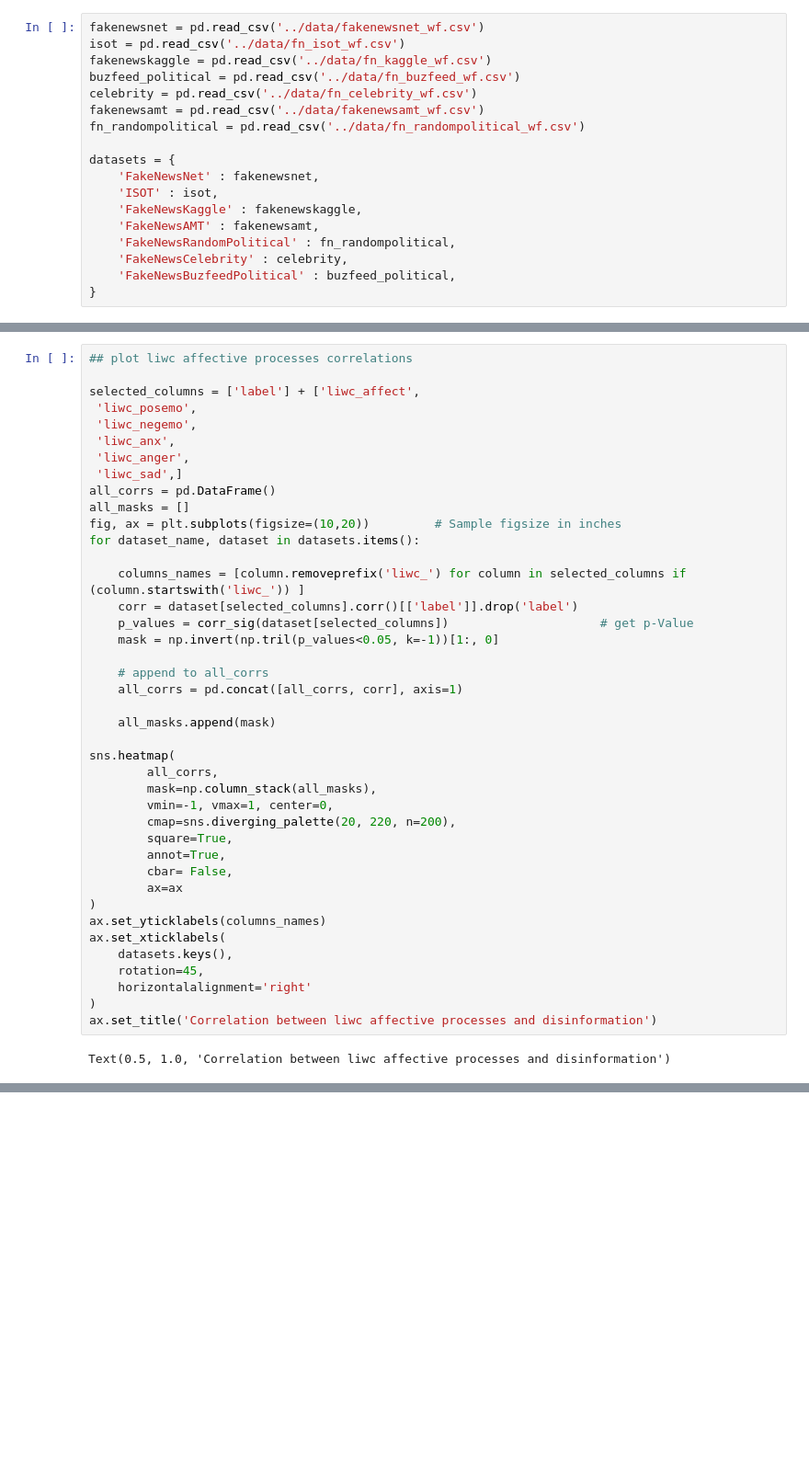
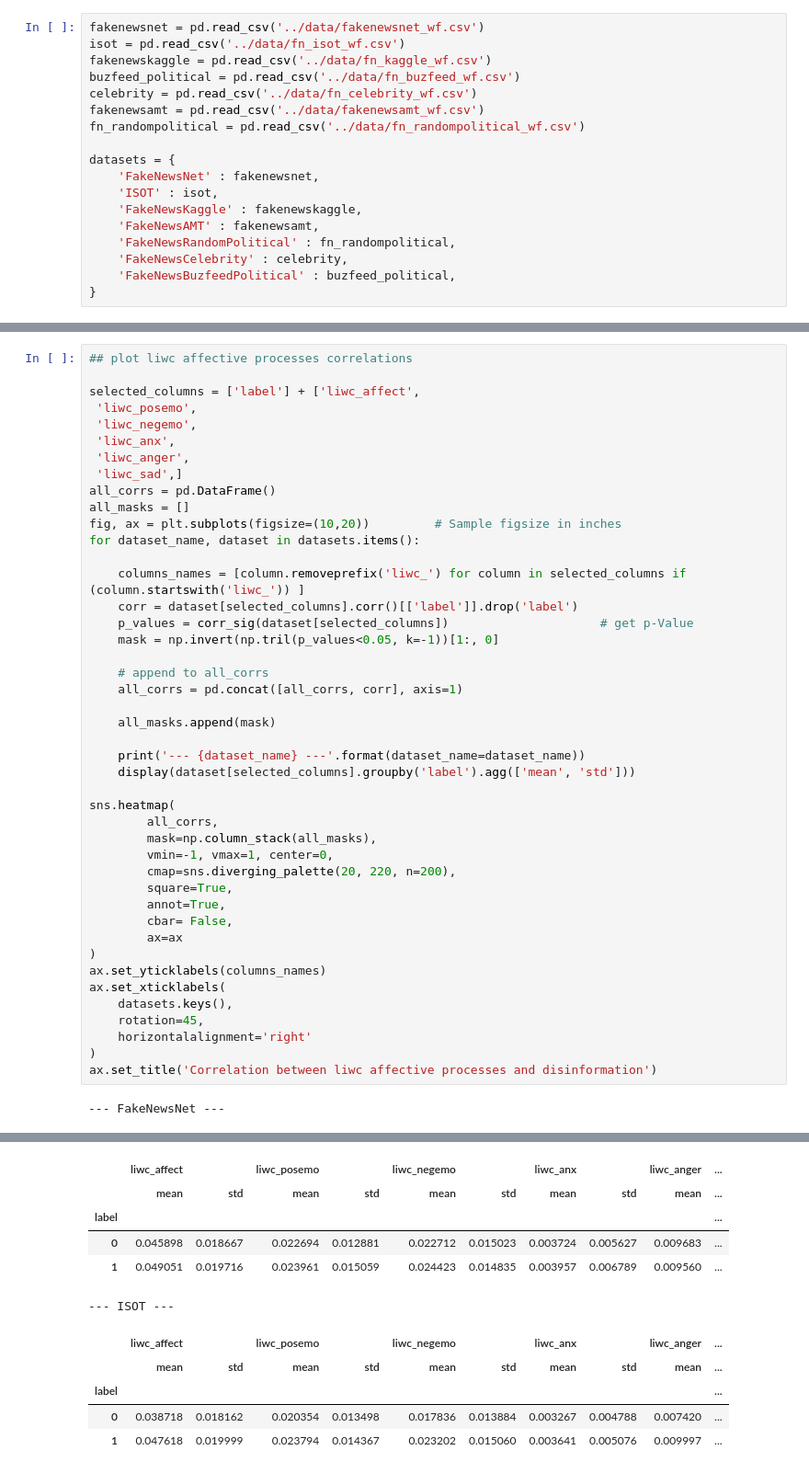
Before and after one commit to chavinvan/fake-news-detection, a Jupyter notebook: fn_detection/ml/FeatureAnalysis.ipynb, the cells around one changed output, grey strips where cells are left out. Shown at 92% size. Cells and saved outputs as stored; diff of their text form; blank space fills up the shorter version.

```diff
--- a/fn_detection/ml/FeatureAnalysis.ipynb
+++ b/fn_detection/ml/FeatureAnalysis.ipynb
@@ -379,6 +645,9 @@ for dataset_name, dataset in datasets.items():
 
     all_masks.append(mask)
 
+    print('--- {dataset_name} ---'.format(dataset_name=dataset_name))
+    display(dataset[selected_columns].groupby('label').agg(['mean', 'std']))
+
 sns.heatmap(
         all_corrs,
         mask=np.column_stack(all_masks),
@@ -397,4 +666,4 @@ ax.set_xticklabels(
 )
 ax.set_title('Correlation between liwc affective processes and disinformation')
 # %% [output]
-Text(0.5, 1.0, 'Correlation between liwc affective processes and disinformation')
+--- FakeNewsNet ---
@@ -401,0 +670,11 @@ Text(0.5, 1.0, 'Correlation between liwc affective processes and disinformation'
+|  | liwc_affect |  | liwc_posemo |  | liwc_negemo |  | liwc_anx |  | liwc_anger | ... |
+|  | mean | std | mean | std | mean | std | mean | std | mean | ... |
+| label |  |  |  |  |  |  |  |  |  | ... |
+| 0 | 0.045898 | 0.018667 | 0.022694 | 0.012881 | 0.022712 | 0.015023 | 0.003724 | 0.005627 | 0.009683 | ... |
+| 1 | 0.049051 | 0.019716 | 0.023961 | 0.015059 | 0.024423 | 0.014835 | 0.003957 | 0.006789 | 0.009560 | ... |
+--- ISOT ---
+|  | liwc_affect |  | liwc_posemo |  | liwc_negemo |  | liwc_anx |  | liwc_anger | ... |
+|  | mean | std | mean | std | mean | std | mean | std | mean | ... |
+| label |  |  |  |  |  |  |  |  |  | ... |
+| 0 | 0.038718 | 0.018162 | 0.020354 | 0.013498 | 0.017836 | 0.013884 | 0.003267 | 0.004788 | 0.007420 | ... |
+| 1 | 0.047618 | 0.019999 | 0.023794 | 0.014367 | 0.023202 | 0.015060 | 0.003641 | 0.005076 | 0.009997 | ... |
```
Also changed, not shown: parts of 18 cells of this notebook.
